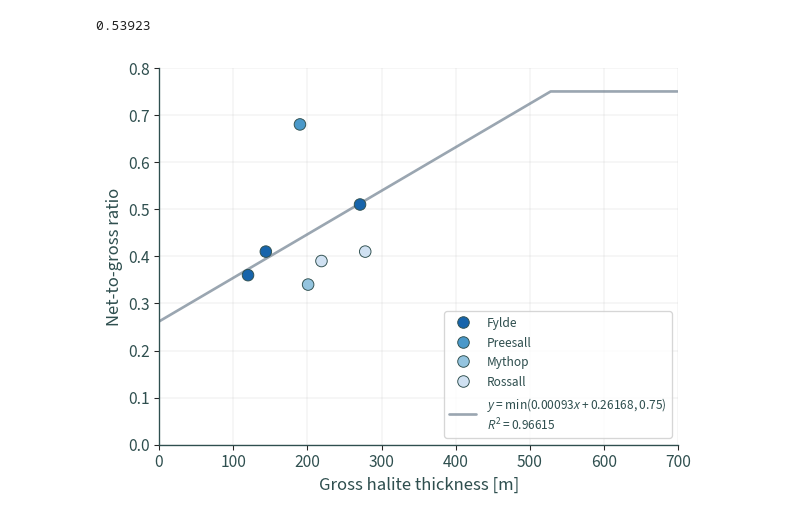
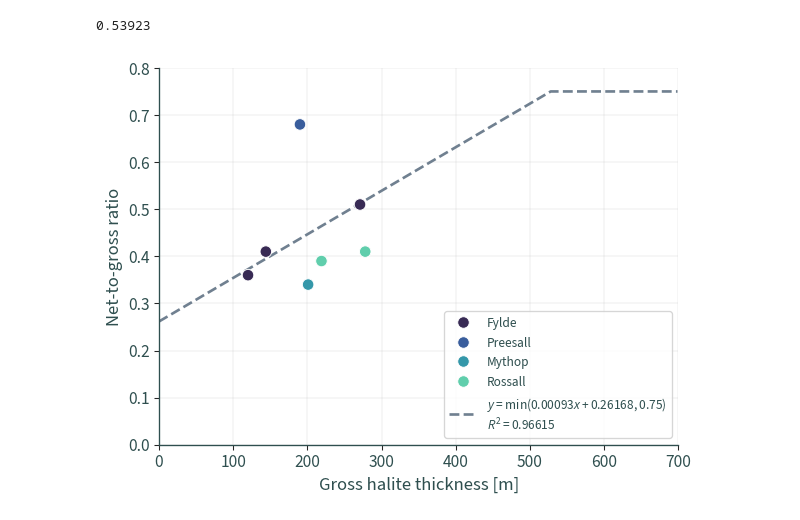
Before and after one commit to wind-to-hydrogen-toolkit/hydrogen-salt-storage, a Jupyter notebook: docs/notebooks/net_to_gross.ipynb, the cells around one changed output. Saved outputs shown, nothing was run; the diff lists cells and outputs as text; code cells hidden in the pictures.

```diff
--- a/docs/notebooks/net_to_gross.ipynb
+++ b/docs/notebooks/net_to_gross.ipynb
@@ -191,34 +191,33 @@ ax = sns.scatterplot(
     x="gross",
     y="NTG",
     hue="halite",
     zorder=3,
-    palette="Blues_r",
-    edgecolor="darkslategrey",
+    palette="mako",
     s=75,
 )
 df.plot(
     x="gross",
     y="NTG",
     zorder=1,
     color="slategrey",
+    linestyle="dashed",
     label=f"$y = \min({m:.5f}x {b:+.5f}, 0.75)$\n$R^2 = {r:.5f}$",
     linewidth=2,
-    alpha=0.7,
     ax=ax,
 )
 ax.set_xlabel("Gross halite thickness [m]")
 ax.set_ylabel("Net-to-gross ratio")
 sns.despine()
 ax.set(xlim=(0, 700), ylim=(0, 0.8))
 ax.xaxis.grid(True, linewidth=0.25)
 ax.yaxis.grid(True, linewidth=0.25)
 plt.legend(title=None, loc="lower right")
 plt.tight_layout()
 plt.savefig(
     os.path.join("graphics", "fig_net_to_gross.jpg"),
     format="jpg",
     dpi=600,
 )
 plt.show()
 # %% [output]
-[figure, old version]
+[figure, new version]
```
Also changed, not shown: 2 other files.
